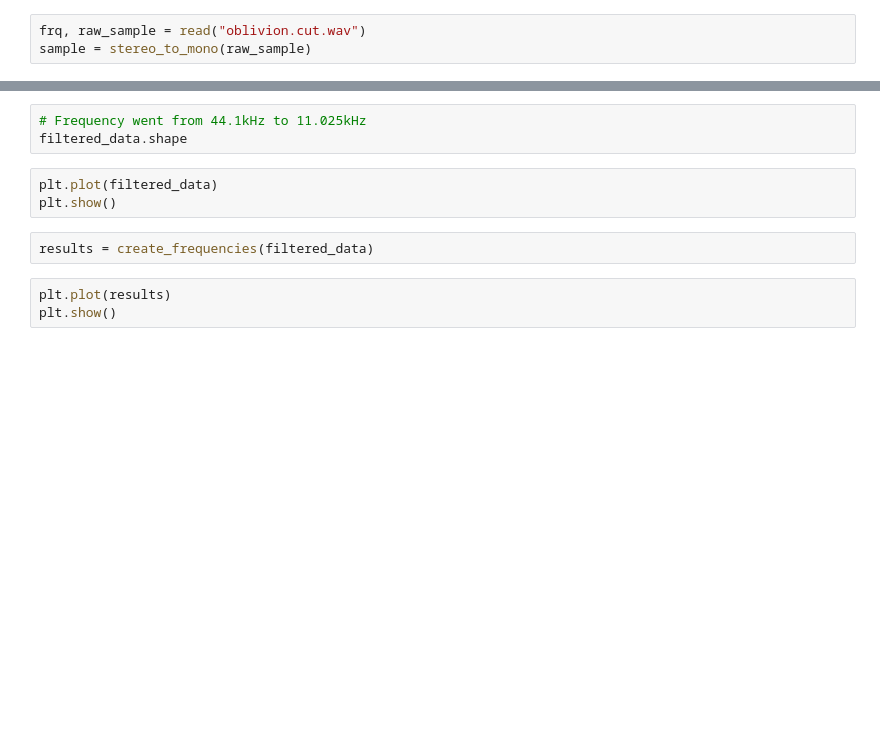
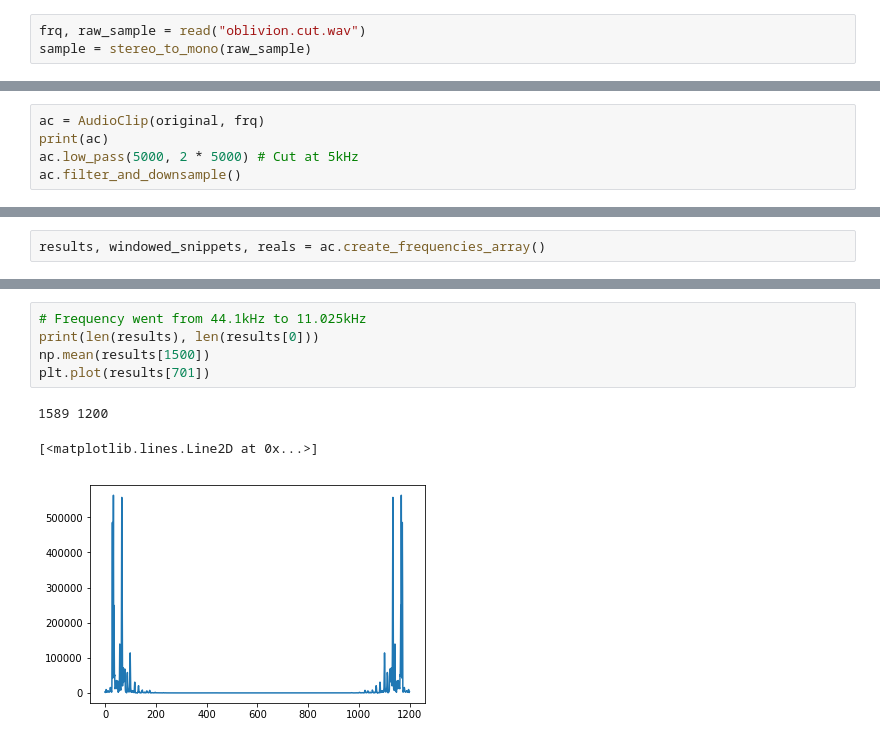
Before and after one commit to Graystripe17/Sadzam, a Jupyter notebook: XC/XC.ipynb, the cells around one changed output, grey strips where cells are left out. Drawn from its saved outputs; the diff is of its cells as text; blank space fills up the shorter version.

```diff
--- a/XC/XC.ipynb
+++ b/XC/XC.ipynb
@@ -85,0 +106,5 @@ plt.show()
+# %%
+ac = AudioClip(original, frq)
+print(ac)
+ac.low_pass(5000, 2 * 5000) # Cut at 5kHz
+ac.filter_and_downsample()
@@ -85,0 +117,2 @@ plt.show()
+# %%
+results, windowed_snippets, reals = ac.create_frequencies_array()
@@ -86,11 +137,9 @@ plt.show()
 # %%
 # Frequency went from 44.1kHz to 11.025kHz
-filtered_data.shape
+print(len(results), len(results[0]))
+np.mean(results[1500])
+plt.plot(results[701])
+# %% [output]
+1589 1200
+[<matplotlib.lines.Line2D at 0x...>]
+[figure, added]
-# %%
-plt.plot(filtered_data)
-plt.show()
-# %%
-results = create_frequencies(filtered_data)
-# %%
-plt.plot(results)
-plt.show()
```
Also changed, not shown: parts of 11 cells of this notebook, 4 other files.
